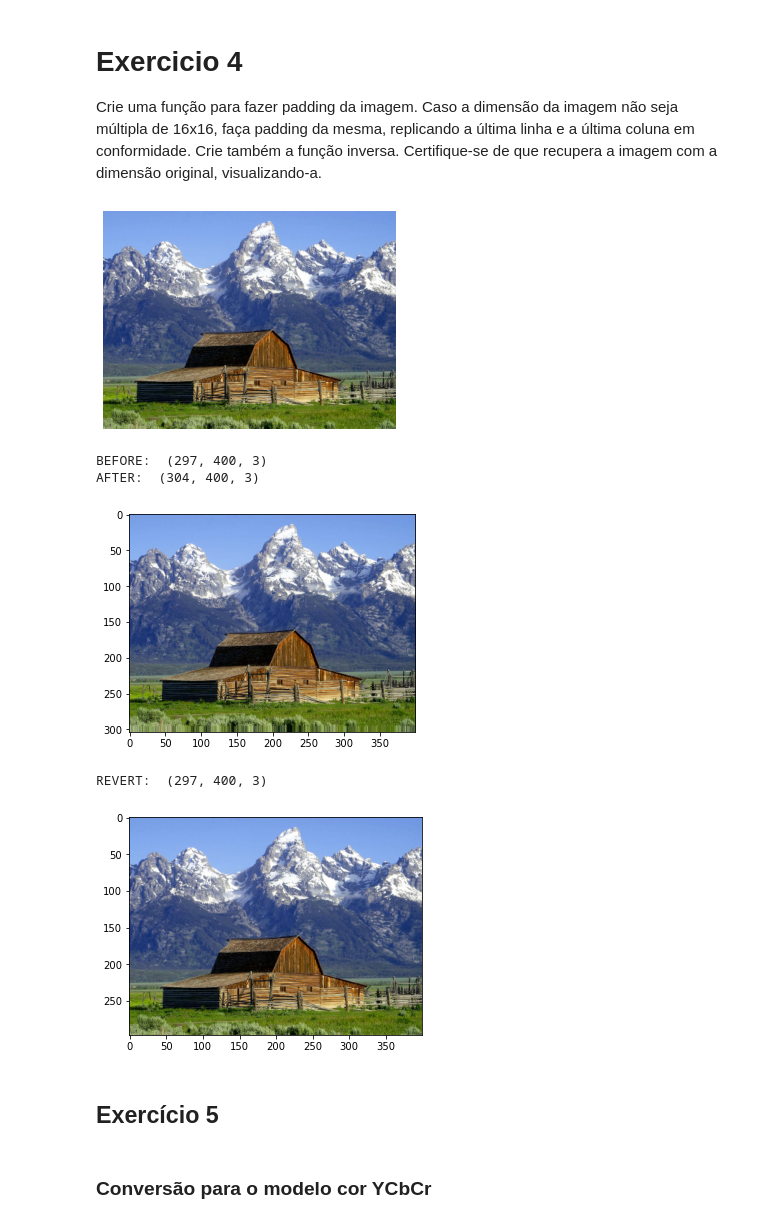
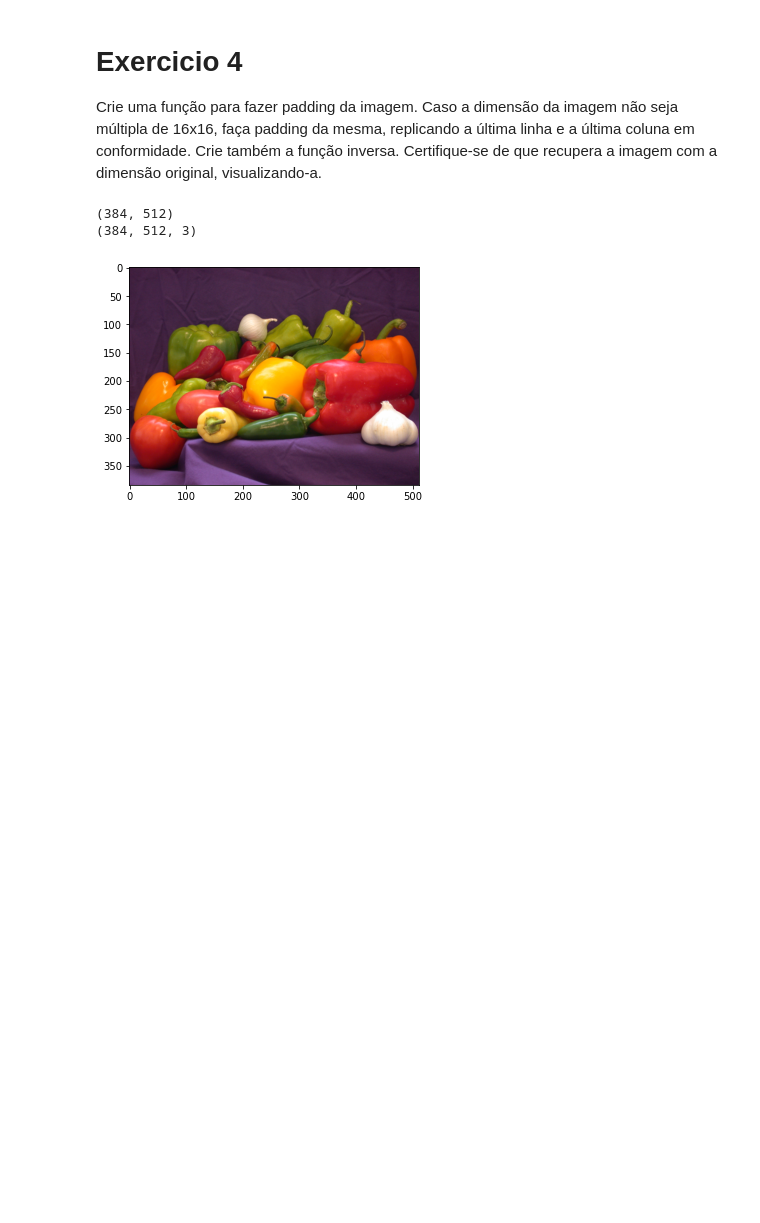
Before and after one commit to sbalves/MULT, a Jupyter notebook: TP1.ipynb, the cells around one changed output. Saved outputs shown, nothing was run; the diff lists cells and outputs as text; code cells hidden in the pictures; blank space fills up the shorter version.

```diff
--- a/TP1.ipynb
+++ b/TP1.ipynb
@@ -149,5 +43,5 @@ def read_image(image_name):
     plt.show()
     return image
 # %%
-image = read_image('./imagens/barn_mountains.bmp')
+image = read_image('./imagens/peppers.bmp')
 # %% [output]
@@ -216,12 +109,12 @@ def add_padding(image):
         red = np.vstack([red, red[-1, :]])
         green = np.vstack([green, green[-1, :]])
         blue = np.vstack([blue, blue[-1, :]])
-        rows, columns = red.shape
+        rows, columns, = red.shape
 
     while columns % 16 != 0:
         red = np.hstack([red, red[:, -1].reshape(-1, 1)])
         green = np.hstack([green, green[:, -1].reshape(-1, 1)])
-        blue = np.hstack([blue, blue[:, -1].reshape(-1, 1)])
-        rows, columns = red.shape
+        blue = np.hstack([blue, blue[:, -1].reshape(-1,-1)])
+        rows, columns, = red.shape
 
     return get_image_from_rgb((red, green, blue))
@@ -235,26 +121,11 @@ def revert_padding(image, original_rows, original_columns):
 # %%
-image = read_image('./imagens/barn_mountains.bmp')
-original_rows, original_columns, _ = image.shape
-print('BEFORE: ', image.shape)
 image = add_padding(image)
-print('AFTER: ', image.shape)
+
+print(image.shape)
 
 plt.imshow(image)
 plt.show()
-
-image = revert_padding(image, original_rows, original_columns)
-print('REVERT: ', image.shape)
-
-plt.imshow(image)
-plt.show()
 # %% [output]
+(384, 512)
+(384, 512, 3)
-[figure, old version]
+[figure, new version]
-BEFORE:  (297, 400, 3)
-AFTER:  (304, 400, 3)
-[figure, removed]
-REVERT:  (297, 400, 3)
-[figure, removed]
-# %% [markdown]
-## Exercício 5
-# %% [markdown]
-### Conversão para o modelo cor YCbCr
```
Also changed, not shown: parts of 24 cells of this notebook.
